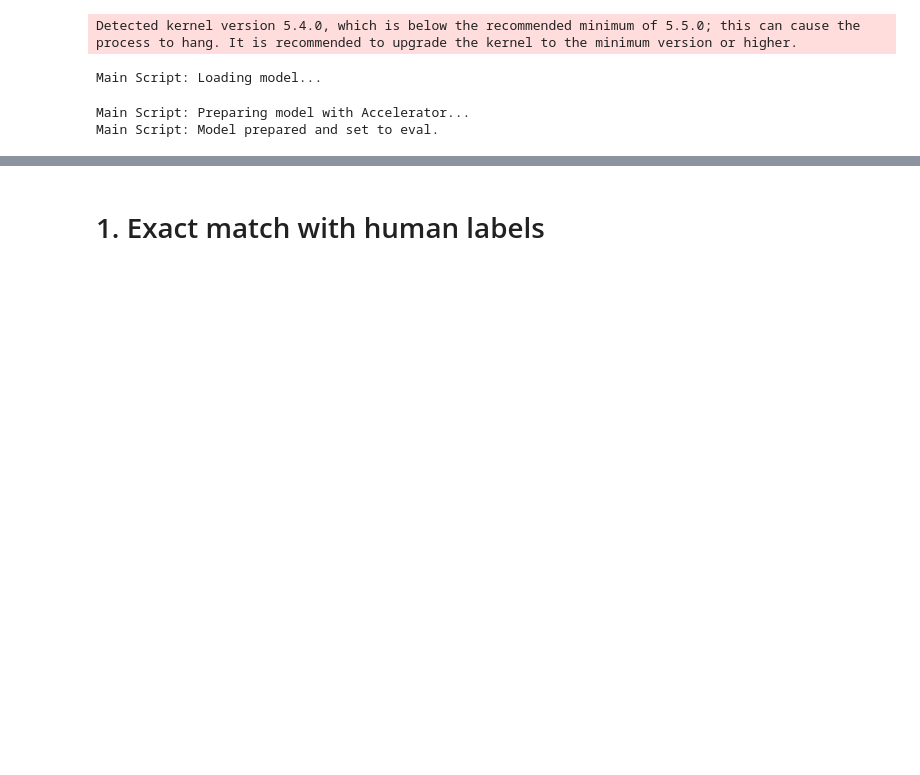
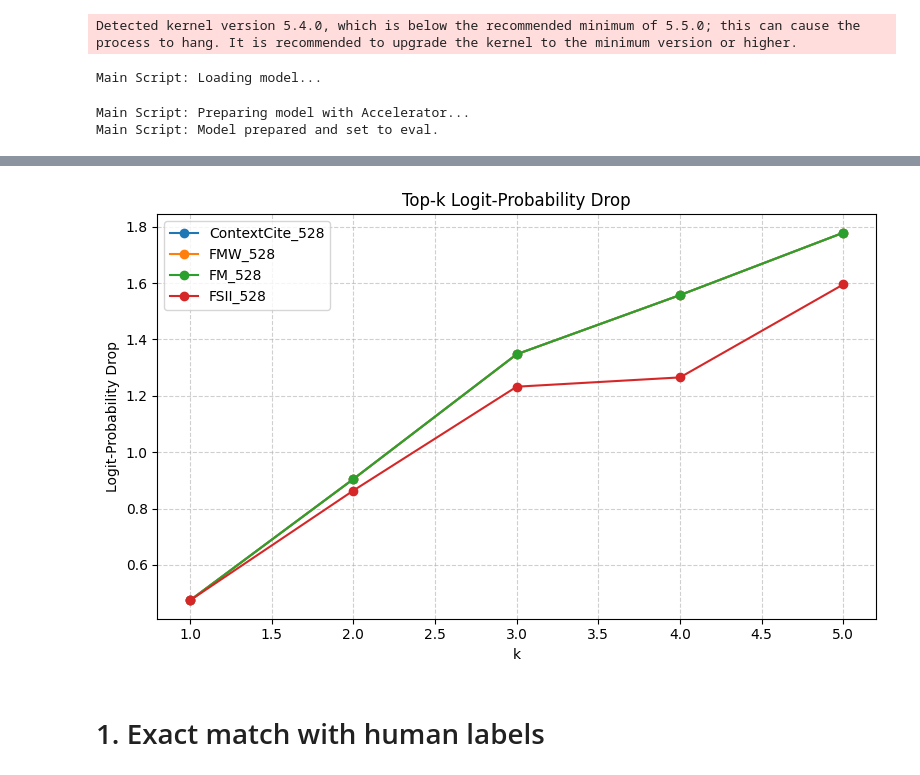
Before and after one commit to iNema9590/LLMX, a Jupyter notebook: Notebooks/musique_4.ipynb, the cells around one changed output, grey strips where cells are left out. Drawn from its saved outputs; the diff is of its cells as text; code cells hidden in the pictures; blank space fills up the shorter version.

```diff
--- a/Notebooks/musique_4.ipynb
+++ b/Notebooks/musique_4.ipynb
@@ -45,8 +45,8 @@ accelerator_main = Accelerator(mixed_precision="fp16")
 # Load Model
 if accelerator_main.is_main_process:
     print("Main Script: Loading model...")
-# model_path = "mistralai/Mistral-7B-Instruct-v0.3"
-model_path = "meta-llama/Llama-3.1-8B-Instruct"
+model_path = "mistralai/Mistral-7B-Instruct-v0.3"
+# model_path = "meta-llama/Llama-3.1-8B-Instruct"
 # model_path = "Qwen/Qwen2.5-3B-Instruct"
 
 model_cpu = AutoModelForCausalLM.from_pretrained(
@@ -105,7 +105,8 @@ for i in range(num_questions_to_run):
         accelerator=accelerator_main,
         utility_cache_path=current_utility_path
     )
-    full_budget=pow(2,harness.n_items)
+
+
     # res = evaluate(df.question[i], harness.target_response, df.answer[i])
     # res='True'
     if accelerator_main.is_main_process:
@@ -124,27 +125,31 @@ for i in range(num_questions_to_run):
                 num_samples=actual_samples, seed=SEED
             )
             # FM Weights (loop over ranks 0–5)
-            for rank in [1,2,4,8]:
-                methods_results[f"FM_WeightsLK_{rank}_{actual_samples}"], extra_results[f"Flk_{rank}_{actual_samples}"], fm_models[f"FM_WeightsLK_{rank}_{actual_samples}"] = harness.compute_wss(
-                    num_samples=actual_samples,
-                    seed=SEED,
-                    sampling="kernelshap",
-                    sur_type="fm",
-                    rank=rank
-                )
-                # methods_results[f"FM_WeightsLU_{rank}_{actual_samples}"], extra_results[f"Flu_{rank}_{actual_samples}"], fm_models[f"FM_WeightsLU_{rank}_{actual_samples}"] = harness.compute_wss(
+            # for rank in [1,2,4,8]:
+                # methods_results[f"FM_WeightsLK_{rank}_{actual_samples}"], extra_results[f"Flk_{rank}_{actual_samples}"], fm_models[f"FM_WeightsLK_{rank}_{actual_samples}"] = harness.compute_wss(
                 #     num_samples=actual_samples,
                 #     seed=SEED,
                 #     sampling="kernelshap",
                 #     sur_type="fm",
                 #     rank=rank
                 # )
+            methods_results[f"FMW_{actual_samples}"], extra_results[f"FMW_{actual_samples}"], fm_models[f"FMW_{actual_samples}"] = harness.compute_wss(
+                        num_samples=actual_samples,
+                        seed=SEED,
+                        sampling="kernelshap",
+                        sur_type="fmsgd")
+            methods_results[f"FM_{actual_samples}"], extra_results[f"FM_{actual_samples}"], fm_models[f"FM_{actual_samples}"] = harness.compute_wss(
+                    num_samples=actual_samples,
+                    seed=SEED,
+                    sampling="kernelshap",
+                    sur_type="fm")
+
             # methods_results[f"FM_u_dynamic_{actual_samples}"], extra_results[f"FM_u_dynamic_{actual_samples}"], fm_models[f"FM_u_dynamic_{actual_samples}"] = harness.compute_wss_dynamic_pruning_reuse_utility(num_samples=actual_samples)
-            methods_results[f"FM_k_dynamic_{actual_samples}"], extra_results[f"FM_k_dynamic_{actual_samples}"], fm_models[f"FM_k_dynamic_{actual_samples}"] = harness.compute_wss_dynamic_pruning_reuse_utility(num_samples=actual_samples, initial_rank=1, final_rank=2)
-            methods_results[f"FM_k_dynamice_{actual_samples}"], extra_results[f"FM_k_dynamice_{actual_samples}"], fm_models[f"FM_k_dynamice_{actual_samples}"] = harness.compute_wss_dynamic_pruning_reuse_utility(num_samples=actual_samples, initial_rank=1, pruning_strategy='elbow')
+            # methods_results[f"FM_k_dynamic_{actual_samples}"], extra_results[f"FM_k_dynamic_{actual_samples}"], fm_models[f"FM_k_dynamic_{actual_samples}"] = harness.compute_wss_dynamic_pruning_reuse_utility(num_samples=actual_samples, initial_rank=1, final_rank=2)
+            # methods_results[f"FM_k_dynamice_{actual_samples}"], extra_results[f"FM_k_dynamice_{actual_samples}"], fm_models[f"FM_k_dynamice_{actual_samples}"] = harness.compute_wss_dynamic_pruning_reuse_utility(num_samples=actual_samples, initial_rank=1, pruning_strategy='elbow')
             try:
                 # attributionsspex, interactionspex = harness.compute_spex(sample_budget=actual_samples, max_order=2)
-                attributionshap, interactionshap, fm_models[f"FSII_{actual_samples}"] = harness.compute_fsii(sample_budget=actual_samples, max_order=2)
+                attributionshap, interactionshap, fm_models[f"FSII_{actual_samples}"] = harness.compute_fsii(sample_budget=actual_samples, max_order=harness.n_items)
                 # attributionban, interactionban, fm_models[f"FBII_{actual_samples}"] = harness.compute_fbii(sample_budget=actual_samples, max_order=harness.n_items)
                 # methods_results[f"FBII_{actual_samples}"] = attributionban
                 methods_results[f"FSII_{actual_samples}"] = attributionshap
@@ -174,12 +179,12 @@ for i in range(num_questions_to_run):
         )
 
         # R²
-        metrics_results["R2"] = harness.r2(methods_results,100,mode='logit-prob', models=fm_models)
+        metrics_results["R2"] = harness.r2(methods_results,100,mode='log-perplexity', models=fm_models)
         metrics_results['Recall']=harness.recall_at_k(gtset_k(), methods_results, k_values)
-        metrics_results["Delta_R2"] = harness.delta_r2(methods_results,100,mode='logit-prob', models=fm_models)
+        metrics_results["Delta_R2"] = harness.delta_r2(methods_results,100,mode='log-perplexity', models=fm_models)
 
         # LDS per method
-        metrics_results["LDS"] = harness.lds(methods_results,100,mode='logit-prob', models=fm_models)
+        metrics_results["LDS"] = harness.lds(methods_results,20,mode='log-perplexity', models=fm_models)
 
 
 
@@ -552,21 +467,23 @@ plt.show()
 # %%
 plt.figure(figsize=(8, 5))
 for method in df_res.index:
-    if "264" in method :
+    if "528" in method :
         plt.plot(
             [1, 2, 3,4,5],
             df_res.loc[method, ['topk_probability_k1', 'topk_probability_k2', 'topk_probability_k3', 'topk_probability_k4', 'topk_probability_k5']],
             marker='o',
             label=method
         )
 
 plt.xlabel('k')
 plt.ylabel('Logit-Probability Drop')
 plt.title('Top-k Logit-Probability Drop')
 plt.legend()
 plt.grid(True, linestyle='--', alpha=0.6)
 plt.tight_layout()
 plt.show()
+# %% [output]
+[figure, added]
 # %% [markdown]
 # 1. Exact match with human labels
 # %%
```
Also changed, not shown: parts of 12 cells of this notebook, 8 other files.
